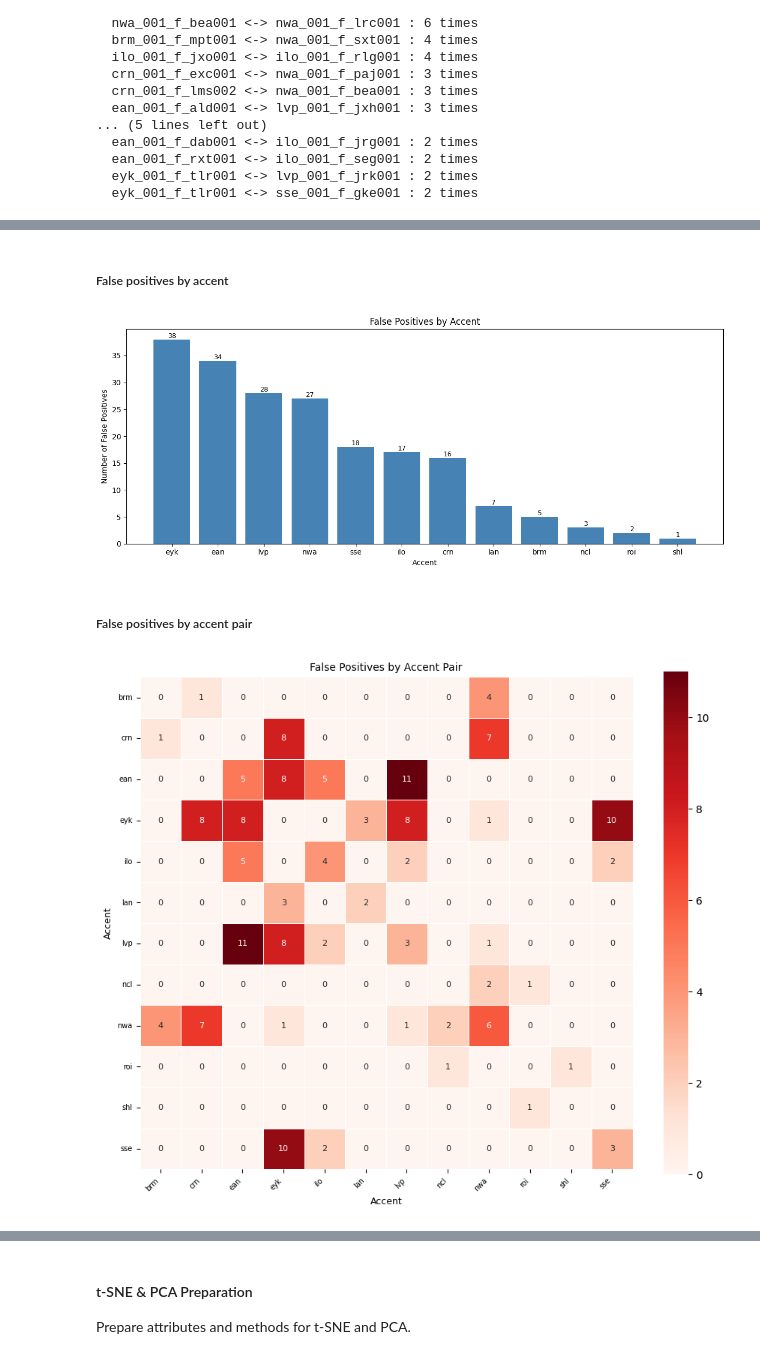
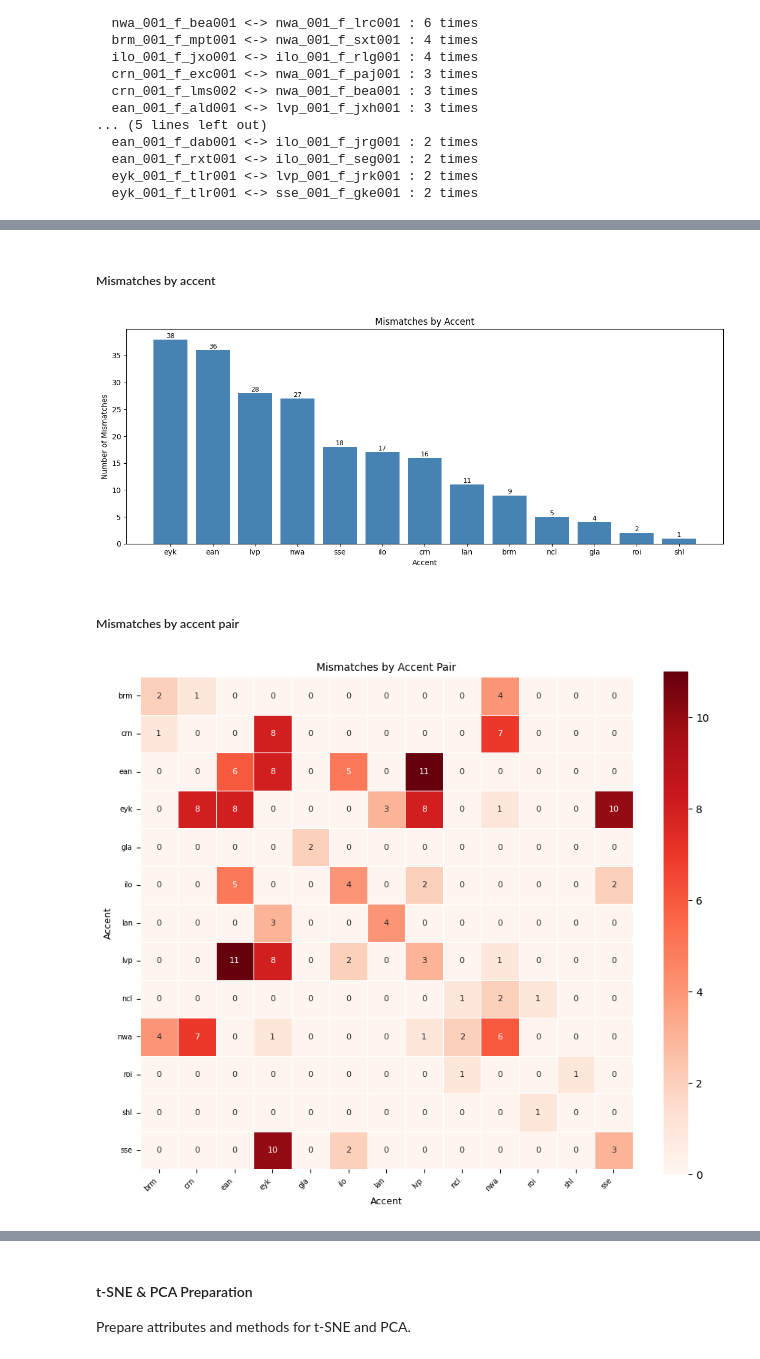
Before and after one commit to michael-vella/ARI5121_SpeechProject_Michael_Vella_code, a Jupyter notebook: core.ipynb, the cells around one changed output, grey strips where cells are left out. Drawn from its saved outputs; the diff is of its cells as text; code cells hidden in the pictures.

```diff
--- a/core.ipynb
+++ b/core.ipynb
@@ -565,15 +574,15 @@ Most confused speaker pairs (top 20):
 # %%
-within_accent_fp = [
-    e for e in false_positives
+within_accent_mismatches = [
+    e for e in incorrectly_classified
     if get_accent(e["speaker_one"]) == get_accent(e["speaker_two"])
 ]
-cross_accent_fp = [
-    e for e in false_positives
+cross_accent_mismatches = [
+    e for e in incorrectly_classified
     if get_accent(e["speaker_one"]) != get_accent(e["speaker_two"])
 ]
 
 labels = ["Within Same Accent", "Across Different Accents"]
-counts = [len(within_accent_fp), len(cross_accent_fp)]
+counts = [len(within_accent_mismatches), len(cross_accent_mismatches)]
 colors = ["steelblue", "tomato"]
 
 plt.figure(figsize=(7, 5))
@@ -588,9 +597,9 @@ for bar, count in zip(bars, counts):
         ha="center", fontsize=12, fontweight="bold"
     )
 
-plt.ylabel("Number of False Positives")
-plt.title("False Positives: Within vs Cross Accent")
+plt.ylabel("Number of Mismatches")
+plt.title("Mismatches: Within vs Cross Accent")
 plt.tight_layout()
-plt.savefig("images/fp_within_vs_cross_accent.png", dpi=150)
+plt.savefig("images/mismatches_within_vs_cross_accent.png", dpi=150)
 plt.show()
 # %% [output]
@@ -598,12 +607,12 @@ plt.show()
 # %% [markdown]
-##### False positives by accent
+##### Mismatches by accent
 # %%
-accent_fp_counter = Counter()
-for e in false_positives:
-    accent_fp_counter[get_accent(e["speaker_one"])] += 1
-    accent_fp_counter[get_accent(e["speaker_two"])] += 1
+accent_mismatch_counter = Counter()
+for e in incorrectly_classified:
+    accent_mismatch_counter[get_accent(e["speaker_one"])] += 1
+    accent_mismatch_counter[get_accent(e["speaker_two"])] += 1
 
-accents, counts = zip(*accent_fp_counter.most_common())
+accents, counts = zip(*accent_mismatch_counter.most_common())
 
 plt.figure(figsize=(12, 5))
 bars = plt.bar(accents, counts, color="steelblue")
@@ -617,19 +626,19 @@ for bar, count in zip(bars, counts):
     )
 
 plt.xlabel("Accent")
-plt.ylabel("Number of False Positives")
-plt.title("False Positives by Accent")
+plt.ylabel("Number of Mismatches")
+plt.title("Mismatches by Accent")
 plt.tight_layout()
-plt.savefig("images/fp_by_accent_barchart.png", dpi=150)
+plt.savefig("images/mismatches_by_accent_barchart.png", dpi=150)
 plt.show()
 # %% [output]
-[figure, old version]
+[figure, new version]
 # %% [markdown]
-##### False positives by accent pair
+##### Mismatches by accent pair
 # %%
 accent_pair_counter = Counter(
     tuple(sorted([get_accent(e["speaker_one"]), get_accent(e["speaker_two"])]))
-    for e in false_positives
+    for e in incorrectly_classified
 )
 
 all_accents = sorted(set(
@@ -637,34 +646,34 @@ all_accents = sorted(set(
 ))
 
 matrix = np.zeros((len(all_accents), len(all_accents)), dtype=int)
 accent_index = {a: i for i, a in enumerate(all_accents)}
 
 for (a1, a2), count in accent_pair_counter.items():
     i, j = accent_index[a1], accent_index[a2]
     matrix[i][j] = count
     matrix[j][i] = count
 
 plt.figure(figsize=(9, 7.5))
 sns.heatmap(
     matrix,
     xticklabels=all_accents,
     yticklabels=all_accents,
     annot=True,
     fmt="d",
     cmap="Reds",
     linewidths=0.5,
     square=True,
     annot_kws={"size": 8},
 )
 
-plt.title("False Positives by Accent Pair", fontsize=10)
+plt.title("Mismatches by Accent Pair", fontsize=10)
 plt.xlabel("Accent", fontsize=9)
 plt.ylabel("Accent", fontsize=9)
 plt.xticks(fontsize=7, rotation=45, ha="right")
 plt.yticks(fontsize=7, rotation=0)
 plt.tight_layout()
-plt.savefig("images/fp_by_accent_pair_heatmap.png", dpi=150)
+plt.savefig("images/mismatches_by_accent_pair_heatmap.png", dpi=150)
 plt.show()
 # %% [output]
-[figure, old version]
+[figure, new version]
 # %% [markdown]
```
Also changed, not shown: parts of 11 cells of this notebook, 15 other files.
